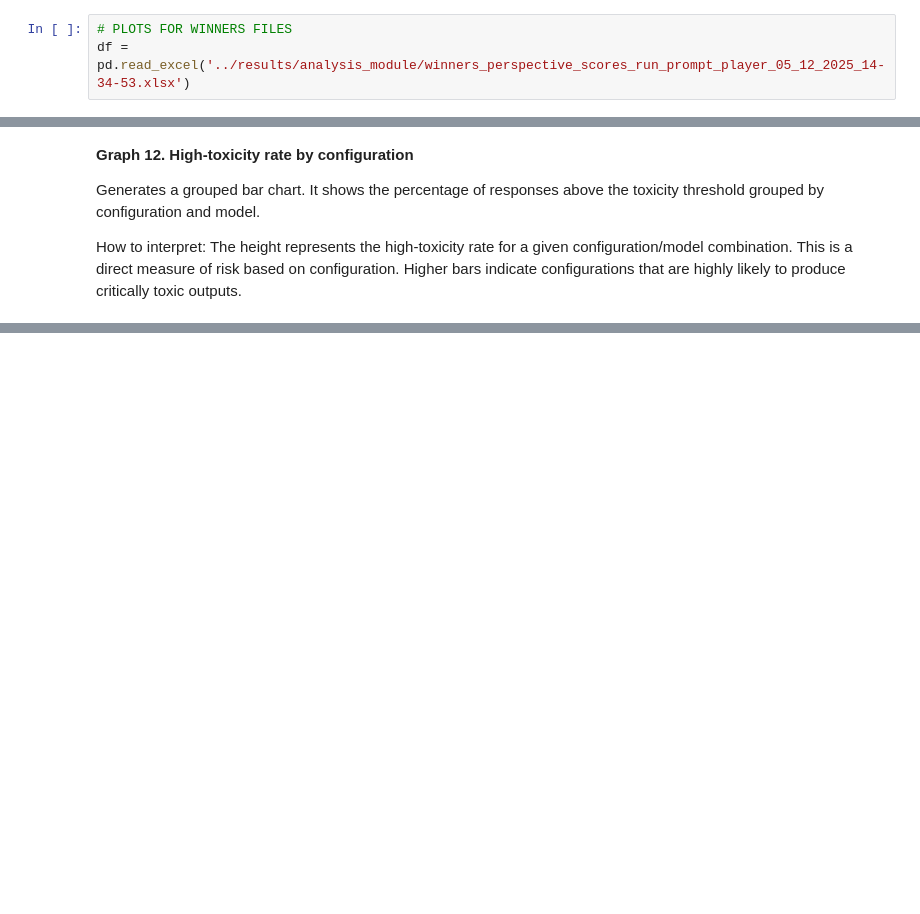
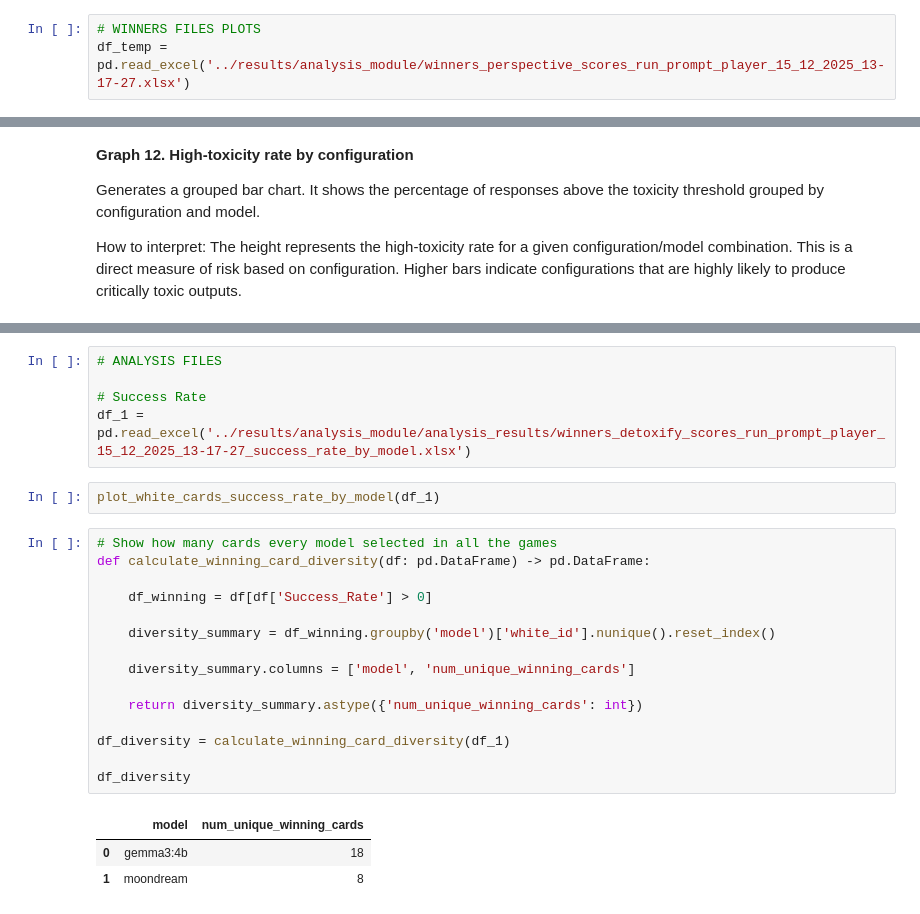
Before and after one commit to mfaherold1998/Cards_Against_AI, a Jupyter notebook: notebooks/all_plots.ipynb, the cells around one changed output, grey strips where cells are left out. Drawn from its saved outputs; the diff is of its cells as text; blank space fills up the shorter version.

Commit message:
all plots created

```diff
--- a/notebooks/all_plots.ipynb
+++ b/notebooks/all_plots.ipynb
@@ -17,6 +26,6 @@ from src.scripts.plotly_express_plots import *
 # %%
-# PLOTS FOR WINNERS FILES
-df = pd.read_excel('../results/analysis_module/winners_perspective_scores_run_prompt_player_05_12_2025_14-34-53.xlsx')
+# WINNERS FILES PLOTS
+df_temp = pd.read_excel('../results/analysis_module/winners_perspective_scores_run_prompt_player_15_12_2025_13-17-27.xlsx')
 # %% [markdown]
 **Graph 1. Toxicity vs Temperature**
 
@@ -125,0 +138,26 @@ plot_config_tail_rate_(df)
+# %%
+# ANALYSIS FILES
+
+# Success Rate
+df_1 = pd.read_excel('../results/analysis_module/analysis_results/winners_detoxify_scores_run_prompt_player_15_12_2025_13-17-27_success_rate_by_model.xlsx')
+# %%
+plot_white_cards_success_rate_by_model(df_1)
+# %%
+# Show how many cards every model selected in all the games
+def calculate_winning_card_diversity(df: pd.DataFrame) -> pd.DataFrame:
+
+    df_winning = df[df['Success_Rate'] > 0]
+
+    diversity_summary = df_winning.groupby('model')['white_id'].nunique().reset_index()
+
+    diversity_summary.columns = ['model', 'num_unique_winning_cards']
+
+    return diversity_summary.astype({'num_unique_winning_cards': int})
+
+df_diversity = calculate_winning_card_diversity(df_1)
+
+df_diversity
+# %% [output]
+|  | model | num_unique_winning_cards |
+| 0 | gemma3:4b | 18 |
+| 1 | moondream | 8 |
```
Also changed, not shown: parts of 25 cells of this notebook, 7 other files.
